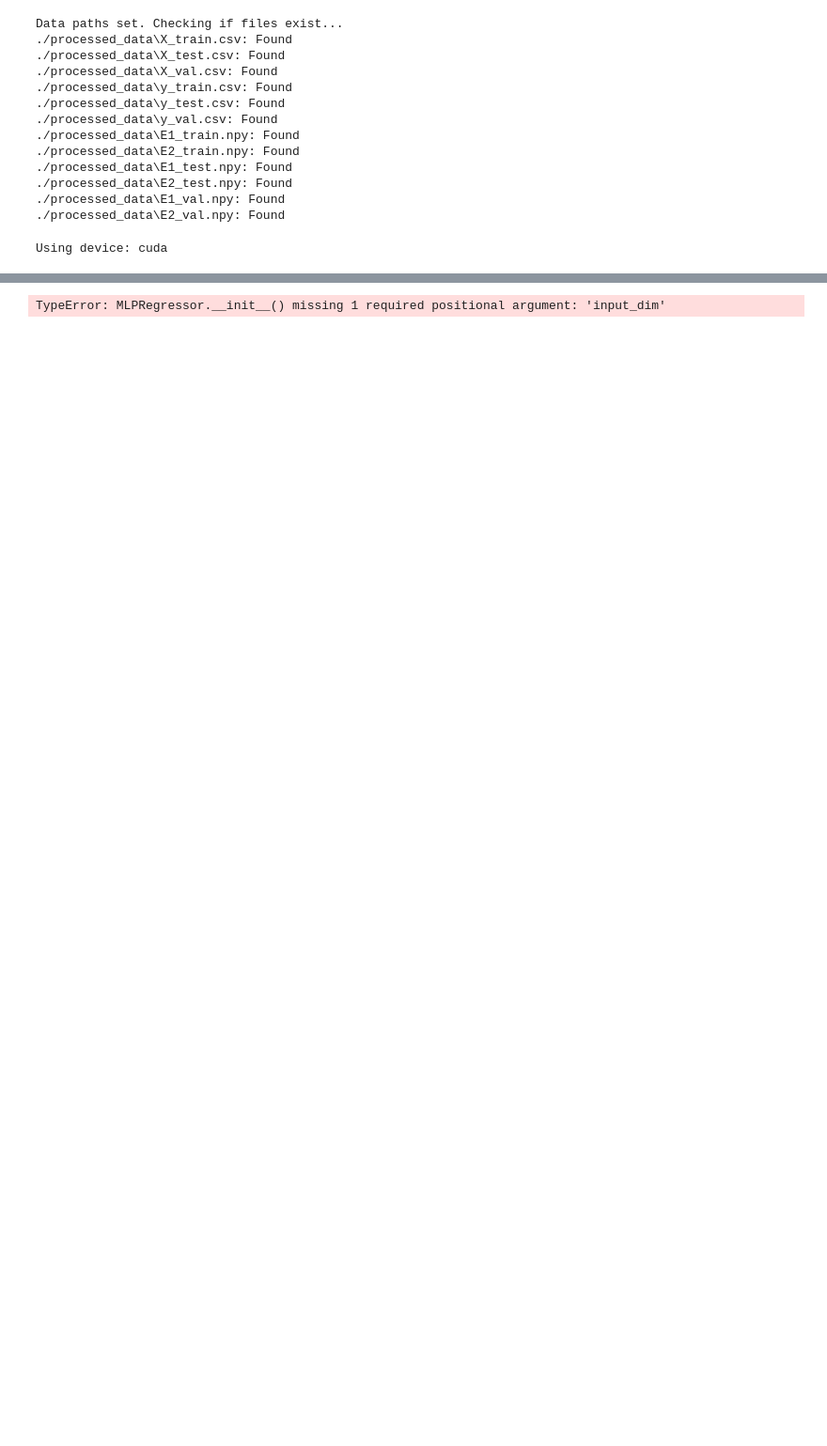
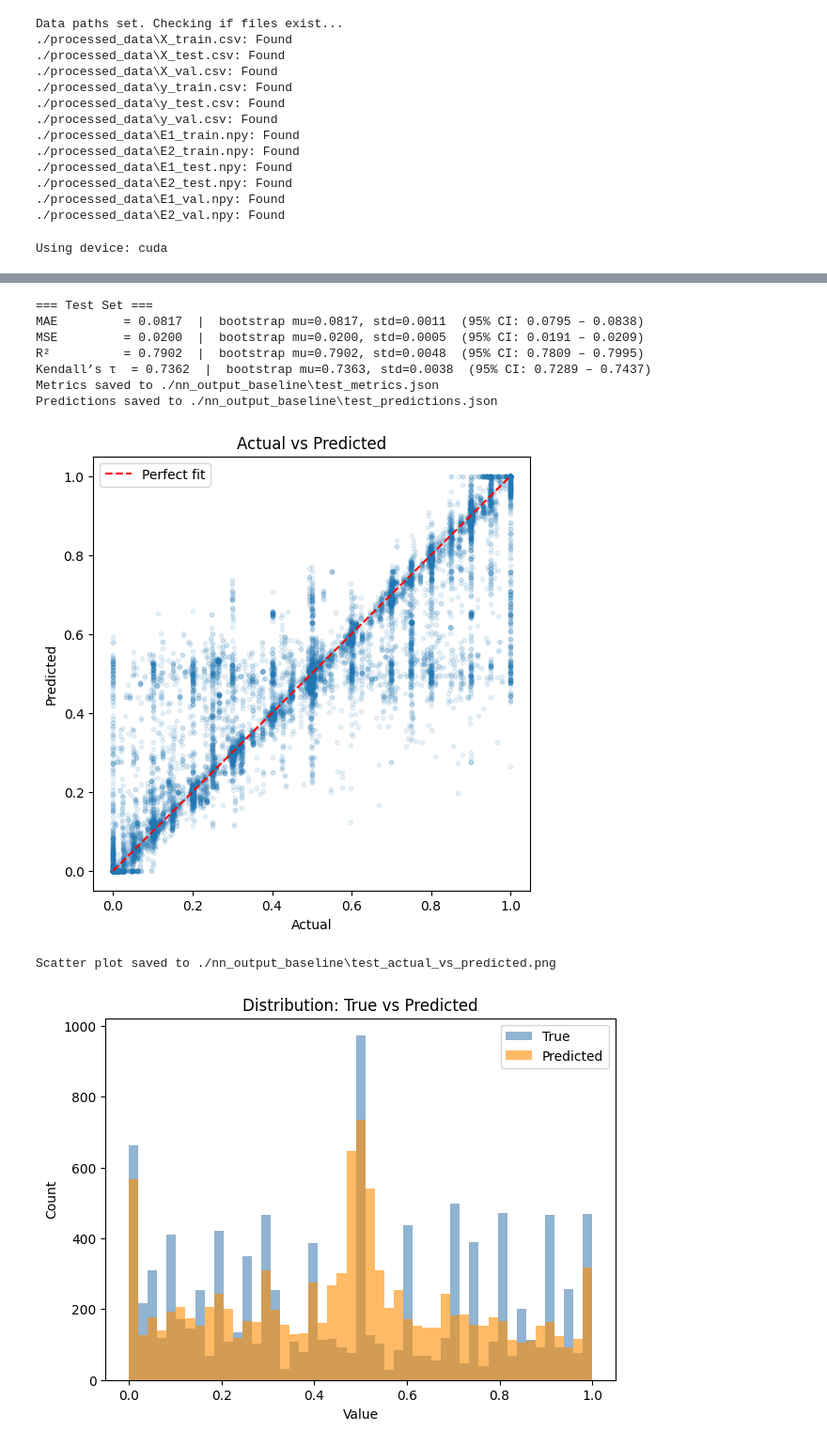
Before and after one commit to harryhk0507-ops/CHE1148-VLE-Project, a Jupyter notebook: NN_baseline.ipynb, the cells around one changed output, grey strips where cells are left out. Shown at 94% size. Saved outputs shown, nothing was run; the diff lists cells and outputs as text; code cells hidden in the pictures; blank space fills up the shorter version.

Commit message:
4/10 Ellaris PC: update model evaluation for MLP, final, XGBOOST

```diff
--- a/NN_baseline.ipynb
+++ b/NN_baseline.ipynb
@@ -364,17 +417,14 @@ def evaluate_model(y_test, y_pred, show_plot=False, save_file=False, save_path="
 # %%
 # Load model from checkpoint
 checkpoint = torch.load("mlp_baseline.pth", map_location=device, weights_only=False)
-print(checkpoint.keys())
-model_params = checkpoint["model_state_dict"]
-print(model_params.keys())
 model = MLPRegressor(
     input_dim=checkpoint["input_dim"],
-    hidden_dim=model_params["hidden_dim"],
+    hidden_dim=checkpoint["hidden_dim"],
     dropout=checkpoint["dropout"],
 ).to(device)
 model.load_state_dict(checkpoint["model_state_dict"])
 model.eval()
-print(f"Loaded MLP | input_dim={checkpoint["input_dim"]}, "
-      f"hidden_dim={checkpoint["hidden_dim"]}, dropout={checkpoint["dropout"]}, "
-      f"best_val_loss={checkpoint["best_val_loss"]:.4f}")
+print(f"Loaded MLP | input_dim={checkpoint['input_dim']}, "
+      f"hidden_dim={checkpoint['hidden_dim']}, dropout={checkpoint['dropout']:.2f}, "
+      f"best_val_loss={checkpoint['best_val_loss']:.4f}")
 # %% [output]
@@ -384,18 +432,25 @@ KeyError: 'hidden_dim'
 # %%
-# Restore best weights
-model = MLPRegressor()
-model.load_state_dict(best_model_state)
+# Run inference on test set
+with torch.no_grad():
+    y_pred_test = model(
+        torch.tensor(X_test_scaled, dtype=torch.float32).to(device)
+    ).cpu().numpy().flatten()
 
-# Predict
-model.eval()
-with torch.no_grad():
-    X_val_tensor = torch.tensor(X_val_scaled, dtype=torch.float32).to(device)
-    y_pred_val = model(X_val_tensor).cpu().numpy().flatten()
-    X_test_tensor = torch.tensor(X_test_scaled, dtype=torch.float32).to(device)
-    y_pred_test = model(X_test_tensor).cpu().numpy().flatten()
-
-# Evaluate
-evaluate_model(y_test, y_pred_test, show_plot=True)
-evaluate_model(y_val, y_pred_val, show_plot=True)
+print("=== Test Set ===")
+results_test = evaluate_model(
+    y_test, y_pred_test,
+    save_dir="./nn_output_baseline",
+    filename="test",
+    show_plot=True,
+)
 # %% [output]
-TypeError: MLPRegressor.__init__() missing 1 required positional argument: 'input_dim'
+=== Test Set ===
+MAE         = 0.0817  |  bootstrap mu=0.0817, std=0.0011  (95% CI: 0.0795 – 0.0838)
+MSE         = 0.0200  |  bootstrap mu=0.0200, std=0.0005  (95% CI: 0.0191 – 0.0209)
+R²          = 0.7902  |  bootstrap mu=0.7902, std=0.0048  (95% CI: 0.7809 – 0.7995)
+Kendall’s τ  = 0.7362  |  bootstrap mu=0.7363, std=0.0038  (95% CI: 0.7289 – 0.7437)
+Metrics saved to ./nn_output_baseline\test_metrics.json
+Predictions saved to ./nn_output_baseline\test_predictions.json
+[figure, added]
+Scatter plot saved to ./nn_output_baseline\test_actual_vs_predicted.png
+[figure, added]
```
Also changed, not shown: parts of 9 cells of this notebook, 5 other files.
